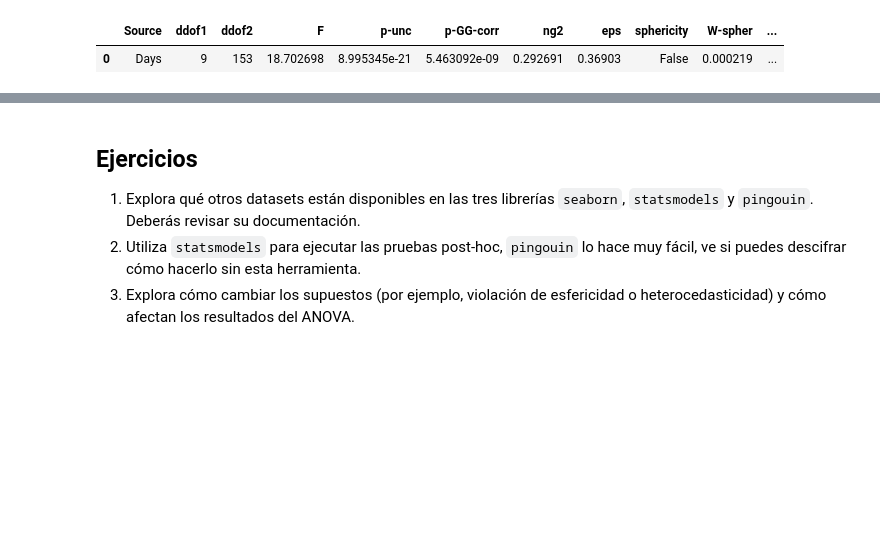
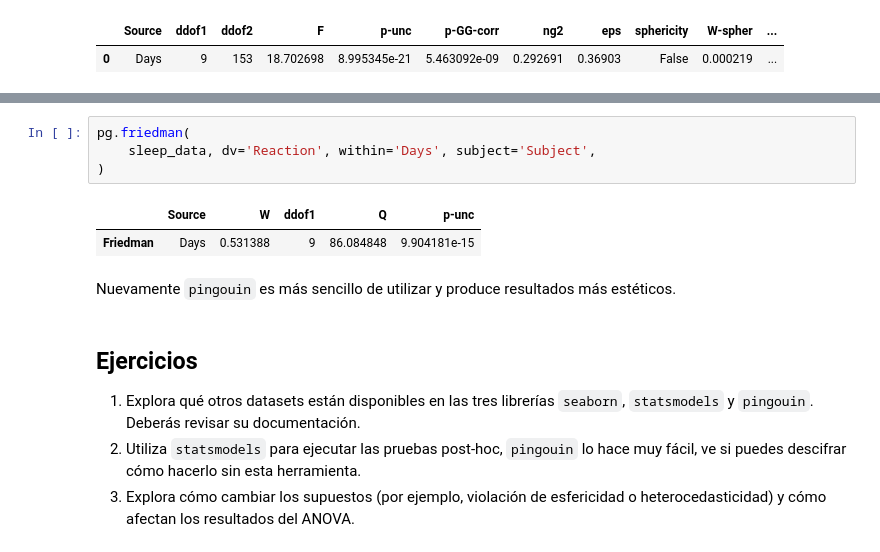
Before and after one commit to chrisdewa/curso_python, a Jupyter notebook: docs/_sources/unidad-5/tema-25-anova.ipynb, the cells around one changed output, grey strips where cells are left out. Cells and saved outputs as stored; diff of their text form; blank space fills up the shorter version.

```diff
--- a/docs/_sources/unidad-5/tema-25-anova.ipynb
+++ b/docs/_sources/unidad-5/tema-25-anova.ipynb
@@ -247,3 +312,12 @@ Podemos ver que el tiempo efectivamente varía en el tiempo para cada sujeto, co
+# %%
+pg.friedman(
+    sleep_data, dv='Reaction', within='Days', subject='Subject',
+)
+# %% [output]
+|  | Source | W | ddof1 | Q | p-unc |
+| Friedman | Days | 0.531388 | 9 | 86.084848 | 9.904181e-15 |
+# %% [markdown]
+Nuevamente `pingouin` es más sencillo de utilizar y produce resultados más estéticos.
 # %% [markdown]
 ## Ejercicios
 1. Explora qué otros datasets están disponibles en las tres librerías `seaborn`, `statsmodels` y `pingouin`. Deberás revisar su documentación.
```
Also changed, not shown: parts of 10 cells of this notebook, 9 other files.
